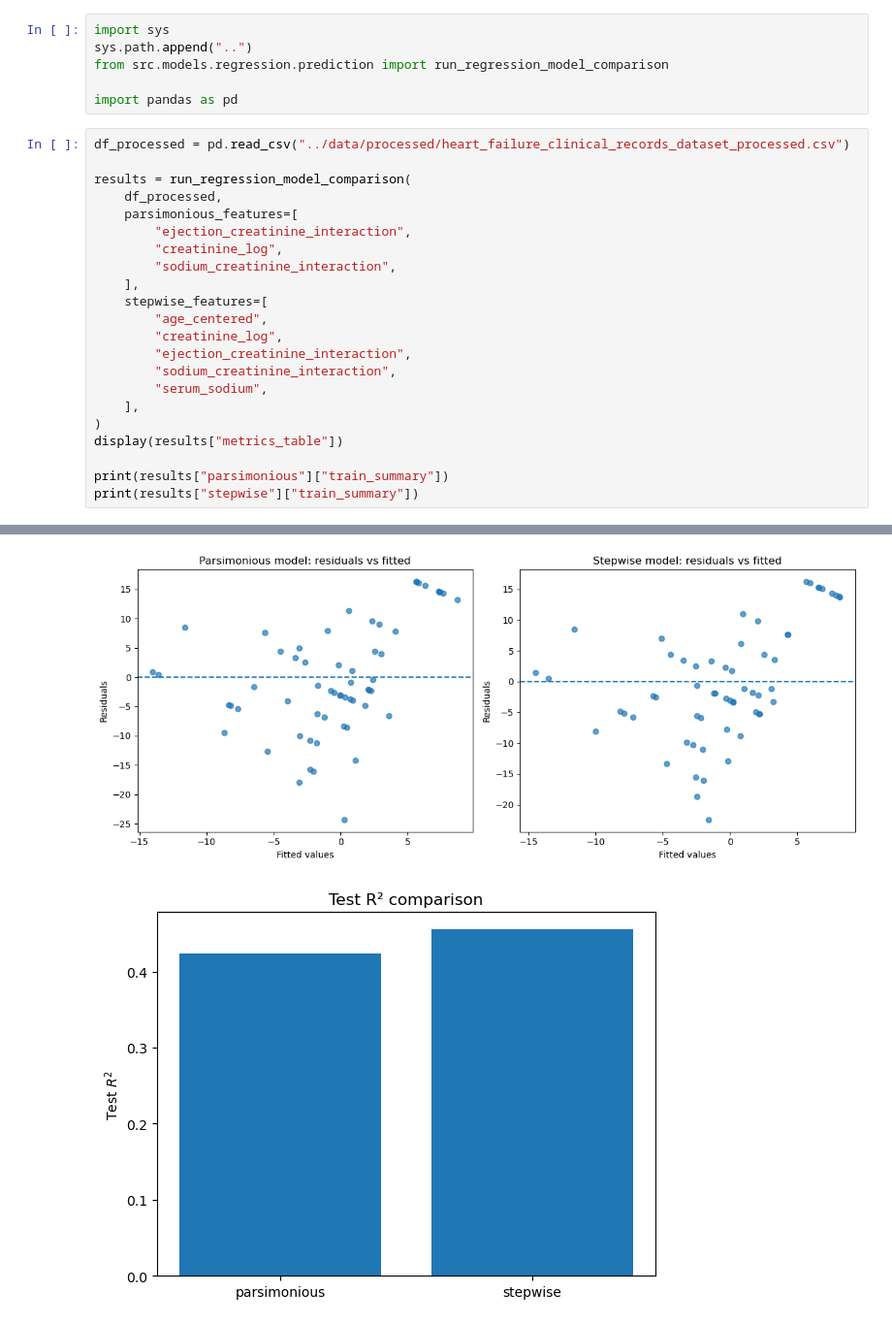
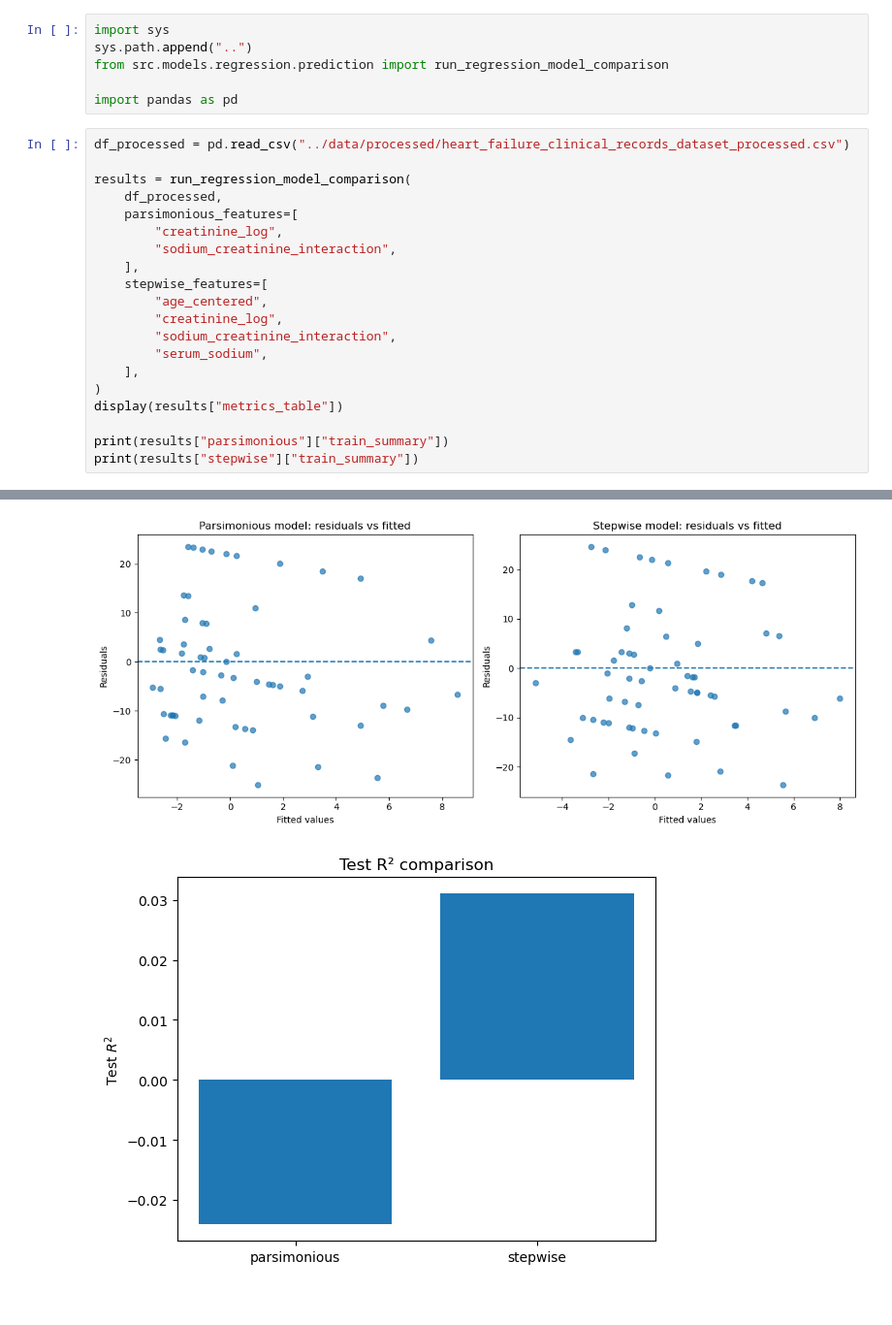
Before and after one commit to GabPey/heart-failure-regression, a Jupyter notebook: notebooks/05.3_regression_prediction.ipynb, the cells around one changed output, grey strips where cells are left out. Shown at 97% size. Cells and saved outputs as stored; diff of their text form.

```diff
--- a/notebooks/05.3_regression_prediction.ipynb
+++ b/notebooks/05.3_regression_prediction.ipynb
@@ -14,14 +14,12 @@ df_processed = pd.read_csv("../data/processed/heart_failure_clinical_records_dat
 results = run_regression_model_comparison(
     df_processed,
     parsimonious_features=[
-        "ejection_creatinine_interaction",
         "creatinine_log",
         "sodium_creatinine_interaction",
     ],
     stepwise_features=[
         "age_centered",
         "creatinine_log",
-        "ejection_creatinine_interaction",
         "sodium_creatinine_interaction",
         "serum_sodium",
     ],
@@ -35,3 +33,3 @@ print(results["stepwise"]["train_summary"])
-[figure, old version]
+[figure, new version]
-[figure, old version]
+[figure, new version]
 |  | model | split | n_features | features | r2 | mae | mse | rmse |
```
Also changed, not shown: parts of 3 cells of this notebook, 28 other files.
